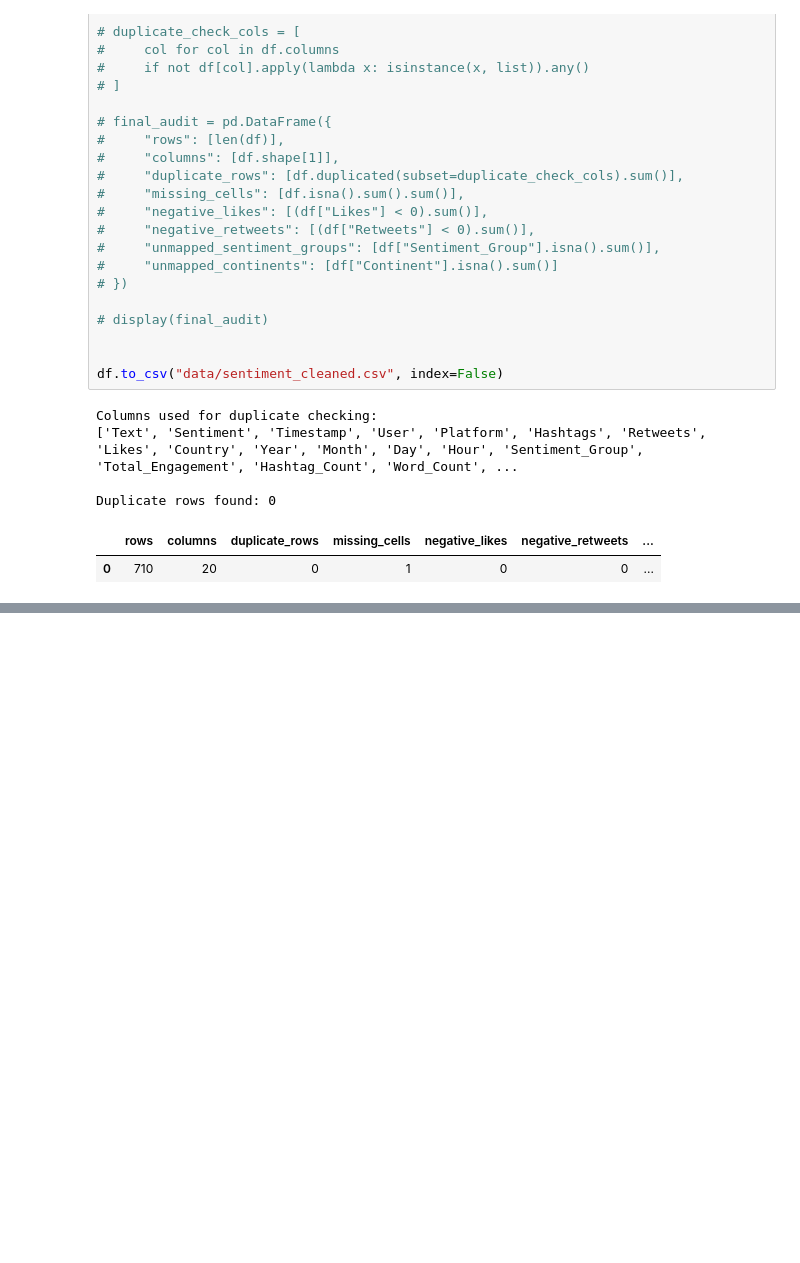
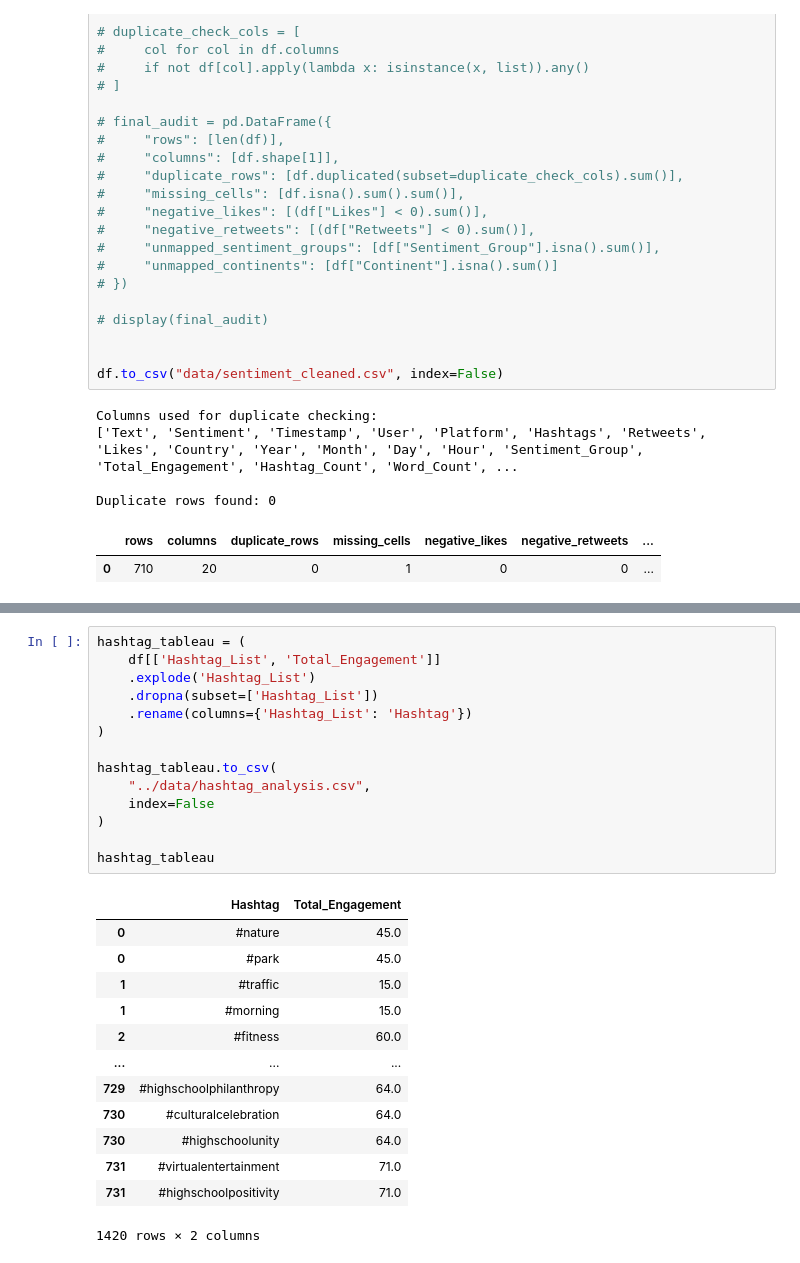
Before and after one commit to Niphemi00/CODVEDA-ANALYTICS-INTERNSHIP, a Jupyter notebook: Sentiment Analysis/sentiment_analysis_rebuilt.ipynb, the cells around one changed output, grey strips where cells are left out. Saved outputs shown, nothing was run; the diff lists cells and outputs as text; blank space fills up the shorter version.

```diff
--- a/Sentiment Analysis/sentiment_analysis_rebuilt.ipynb
+++ b/Sentiment Analysis/sentiment_analysis_rebuilt.ipynb
@@ -872,0 +893,28 @@ Duplicate rows found: 0
+# %%
+hashtag_tableau = (
+    df[['Hashtag_List', 'Total_Engagement']]
+    .explode('Hashtag_List')
+    .dropna(subset=['Hashtag_List'])
+    .rename(columns={'Hashtag_List': 'Hashtag'})
+)
+
+hashtag_tableau.to_csv(
+    "../data/hashtag_analysis.csv",
+    index=False
+)
+
+hashtag_tableau
+# %% [output]
+|  | Hashtag | Total_Engagement |
+| 0 | #nature | 45.0 |
+| 0 | #park | 45.0 |
+| 1 | #traffic | 15.0 |
+| 1 | #morning | 15.0 |
+| 2 | #fitness | 60.0 |
+| ... | ... | ... |
+| 729 | #highschoolphilanthropy | 64.0 |
+| 730 | #culturalcelebration | 64.0 |
+| 730 | #highschoolunity | 64.0 |
+| 731 | #virtualentertainment | 71.0 |
+| 731 | #highschoolpositivity | 71.0 |
+1420 rows × 2 columns
```
Also changed, not shown: parts of 5 cells of this notebook, 3 other files.
